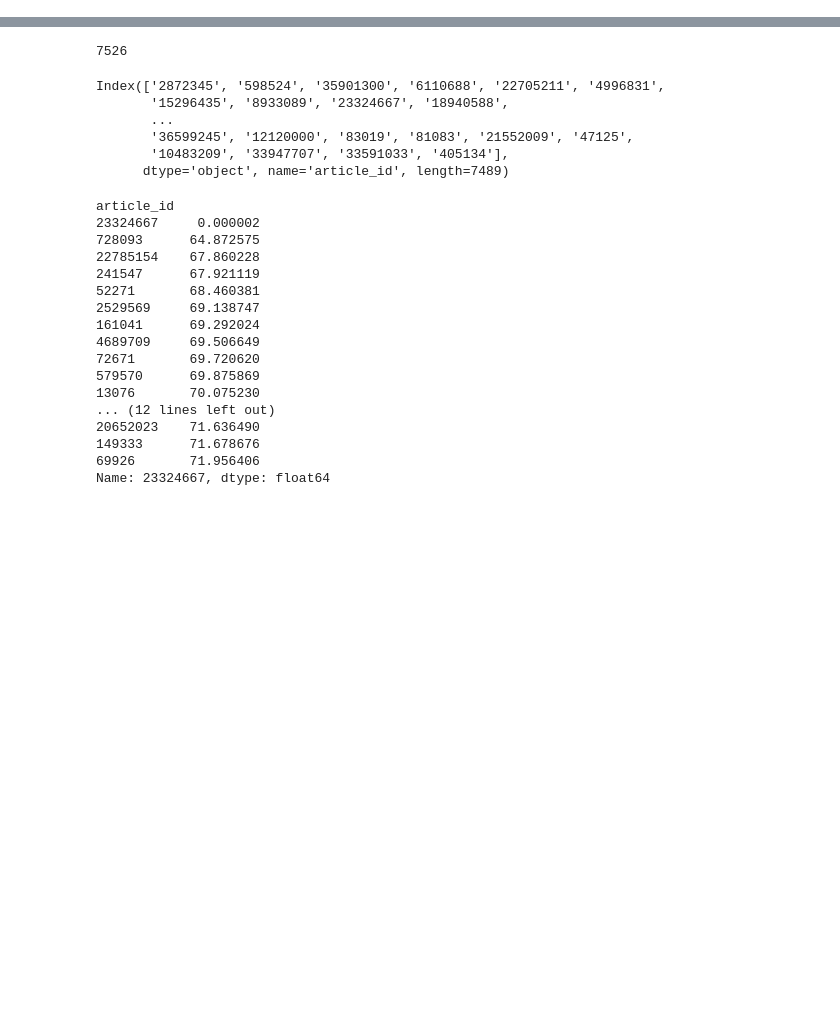
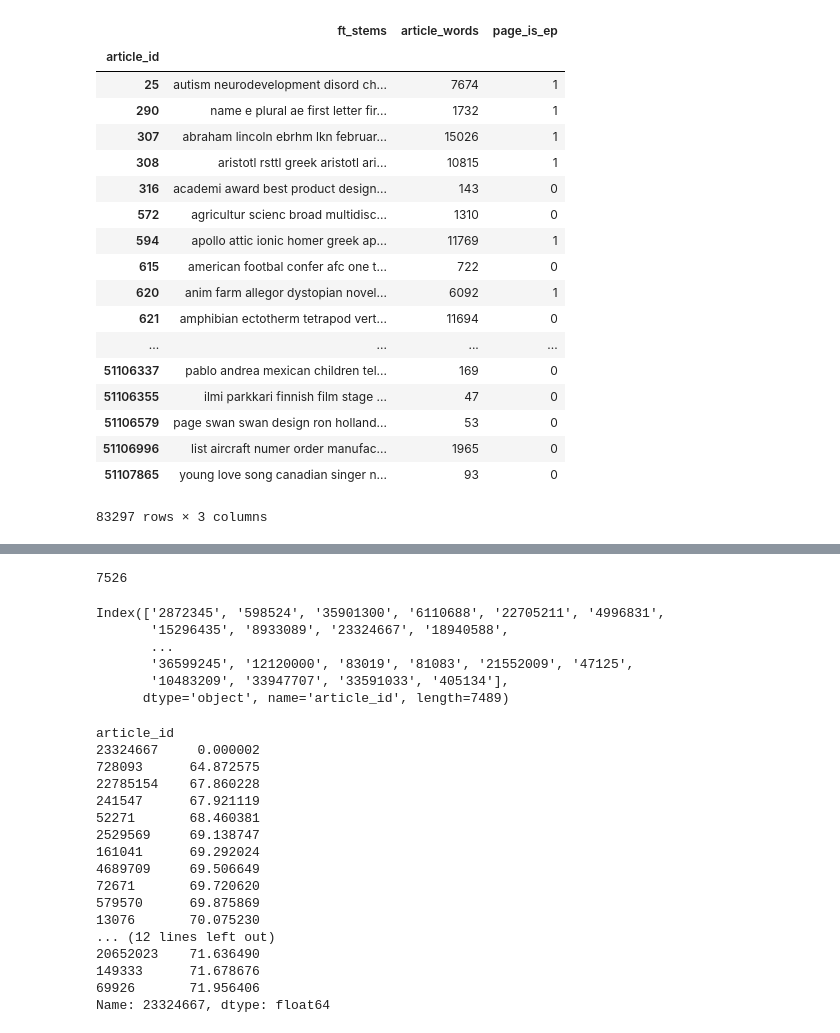
Before and after one commit to dekedor/AtRiskWiki, a Jupyter notebook: WikiTextScraper/ProcessingArticleTextForBOW.ipynb, the cells around one changed output, grey strips where cells are left out. Saved outputs shown, nothing was run; the diff lists cells and outputs as text; code cells hidden in the pictures; blank space fills up the shorter version.

```diff
--- a/WikiTextScraper/ProcessingArticleTextForBOW.ipynb
+++ b/WikiTextScraper/ProcessingArticleTextForBOW.ipynb
@@ -47,0 +88,15 @@ epa_titles
+# %%
+articleLength = dict()
+for filename in os.listdir(path):
+    with open(path + filename) as f:
+        for line in f:
+            try:
+                ft_json = json.loads(line)
+                article_id = list(ft_json.keys())[0]
+                articleLength[article_id] = GetFTLength(ft_json[article_id])
+            except:
+                pass
+# %%
+df_length = pd.DataFrame.from_dict(articleLength,orient='index')
+df_length.index.name = 'article_id'
+df_length.columns = ['article_words']
@@ -47,0 +123,24 @@ epa_titles
+# %%
+import pymysql
+
+# your username and password go here!
+creds = {'user': 'brian',
+         'pswd': 'farley'}
+
+
+connection = pymysql.connect(host="atriskwiki.cbprs6vpqcbz.us-west-1.rds.amazonaws.com",
+                            user=creds['user'],
+                            password=creds['pswd'],
+                            port=3306,
+                            db="atriskwiki",
+                            charset="utf8")
+
+cur = connection.cursor()
+# %%
+idQ = 'SELECT page_id, page_is_ep FROM core WHERE page_batch < 99'
+cur.execute(idQ)
+
+id_and_ep = pd.DataFrame(list(cur.fetchall()),columns=['article_id','page_is_ep'])
+id_and_ep.index = id_and_ep['article_id']
+del id_and_ep['article_id']
+id_and_ep
@@ -48,3 +167,28 @@ epa_titles
+# %%
+df_length.index = df_length.index.astype(int)
+stemmed_fts.index = stemmed_fts.index.astype(int)
+stemmed_with_info = stemmed_fts.merge(df_length.merge(id_and_ep, how='inner', left_index=True, right_index=True),how='inner',left_index=True, right_index=True)
+stemmed_with_info
+# %% [output]
+|  | ft_stems | article_words | page_is_ep |
+| article_id |  |  |  |
+| 25 | autism neurodevelopment disord ch... | 7674 | 1 |
+| 290 | name e plural ae first letter fir... | 1732 | 1 |
+| 307 | abraham lincoln ebrhm lkn februar... | 15026 | 1 |
+| 308 | aristotl rsttl greek aristotl ari... | 10815 | 1 |
+| 316 | academi award best product design... | 143 | 0 |
+| 572 | agricultur scienc broad multidisc... | 1310 | 0 |
+| 594 | apollo attic ionic homer greek ap... | 11769 | 1 |
+| 615 | american footbal confer afc one t... | 722 | 0 |
+| 620 | anim farm allegor dystopian novel... | 6092 | 1 |
+| 621 | amphibian ectotherm tetrapod vert... | 11694 | 0 |
+| ... | ... | ... | ... |
+| 51106337 | pablo andrea mexican children tel... | 169 | 0 |
+| 51106355 | ilmi parkkari finnish film stage ... | 47 | 0 |
+| 51106579 | page swan swan design ron holland... | 53 | 0 |
+| 51106996 | list aircraft numer order manufac... | 1965 | 0 |
+| 51107865 | young love song canadian singer n... | 93 | 0 |
+83297 rows × 3 columns
 # %%
 def ScrapeAndStemIntros(fulltextsURL):
     """Retrieves JSON-formatted article fulltexts from the specified URL and returns a pandas.DataFrame
```
Also changed, not shown: parts of 33 cells of this notebook, 3 other files.
